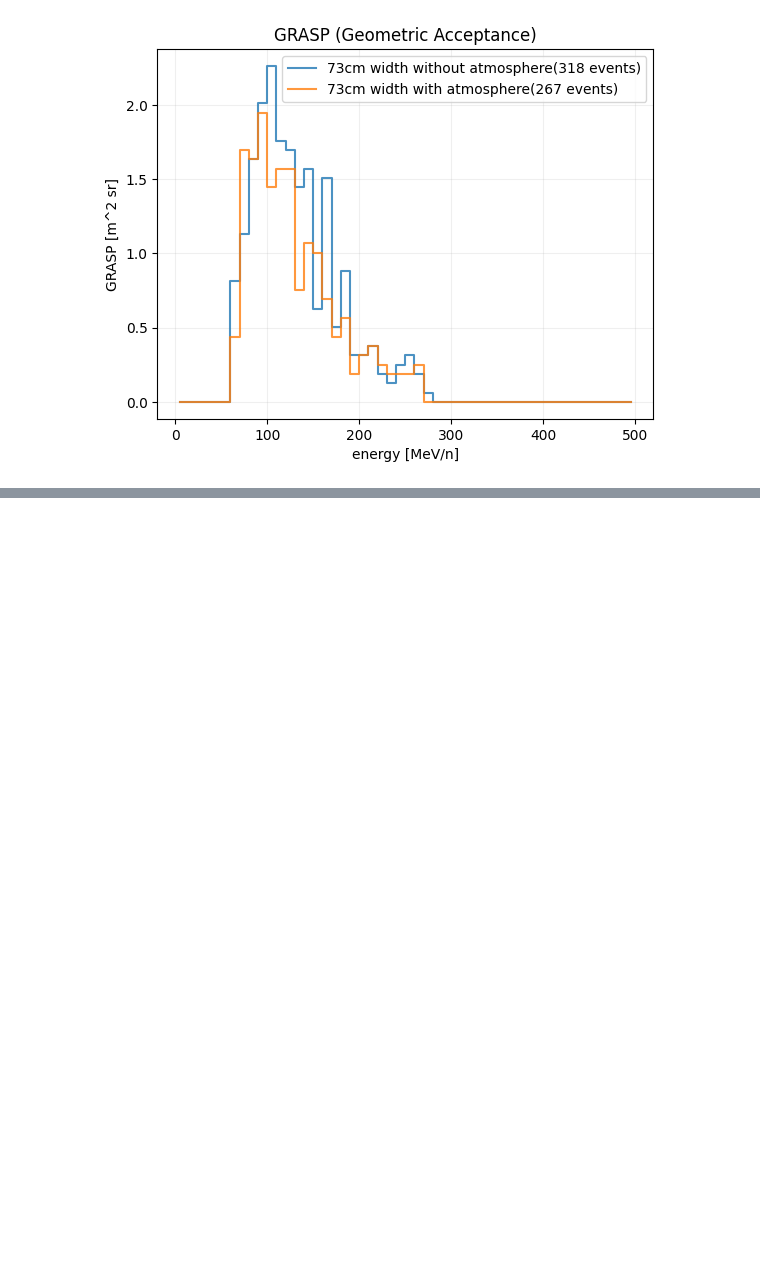
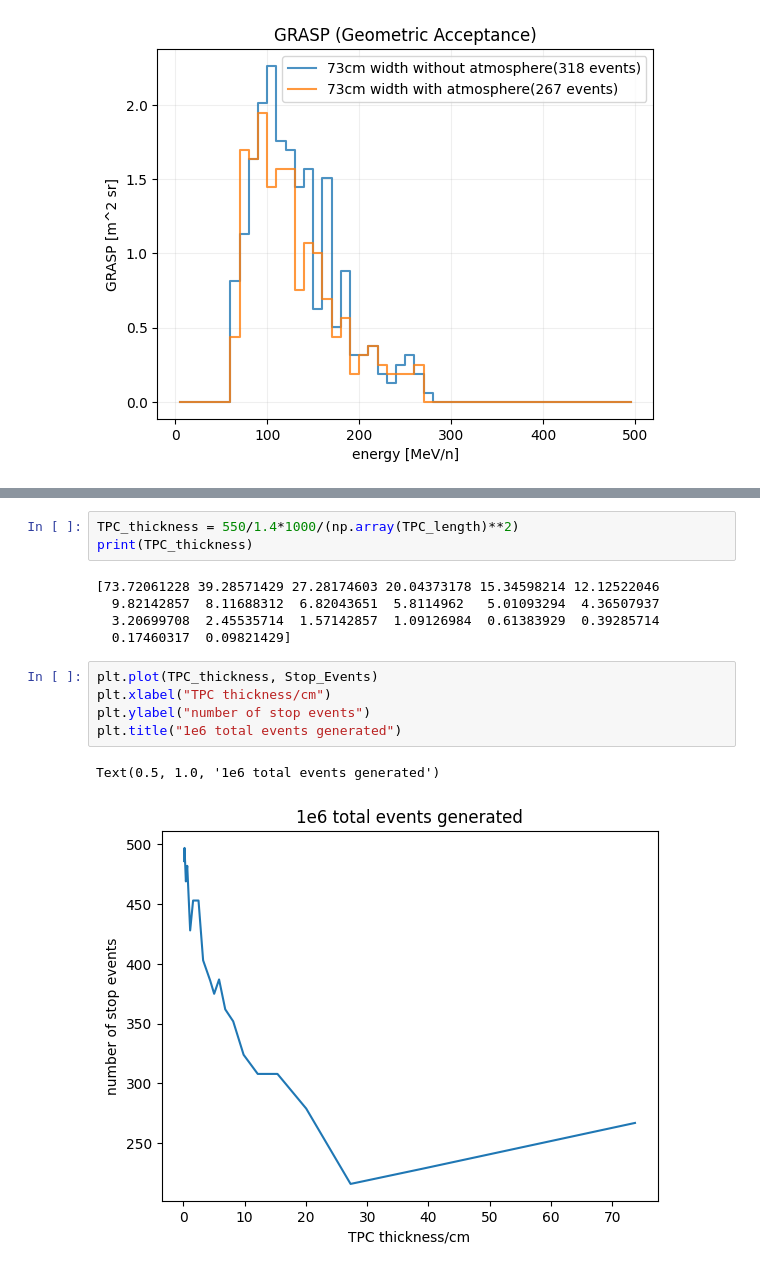
Before and after one commit to Eclipsedclaw/GRAMS, a Jupyter notebook: analysis/2023_Paper/GRASP.ipynb, the cells around one changed output, grey strips where cells are left out. Saved outputs shown, nothing was run; the diff lists cells and outputs as text; blank space fills up the shorter version.

```diff
--- a/analysis/2023_Paper/GRASP.ipynb
+++ b/analysis/2023_Paper/GRASP.ipynb
@@ -530,0 +542,16 @@ Last event is 999584
+# %%
+TPC_thickness = 550/1.4*1000/(np.array(TPC_length)**2)
+print(TPC_thickness)
+# %% [output]
+[73.72061228 39.28571429 27.28174603 20.04373178 15.34598214 12.12522046
+  9.82142857  8.11688312  6.82043651  5.8114962   5.01093294  4.36507937
+  3.20699708  2.45535714  1.57142857  1.09126984  0.61383929  0.39285714
+  0.17460317  0.09821429]
+# %%
+plt.plot(TPC_thickness, Stop_Events)
+plt.xlabel("TPC thickness/cm")
+plt.ylabel("number of stop events")
+plt.title("1e6 total events generated")
+# %% [output]
+Text(0.5, 1.0, '1e6 total events generated')
+[figure, added]
```
Also changed, not shown: parts of 2 cells of this notebook.
